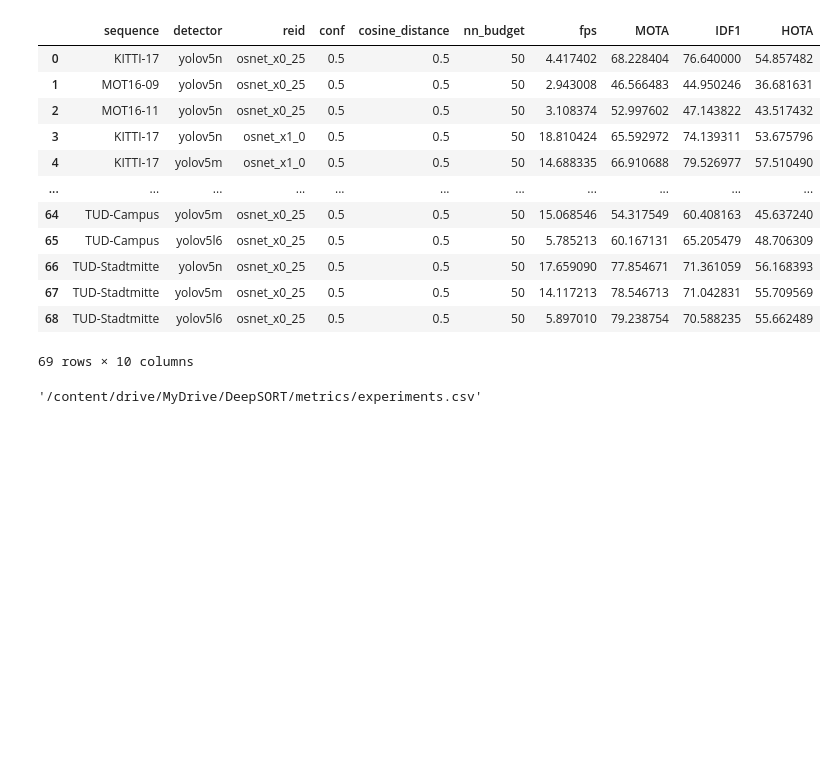
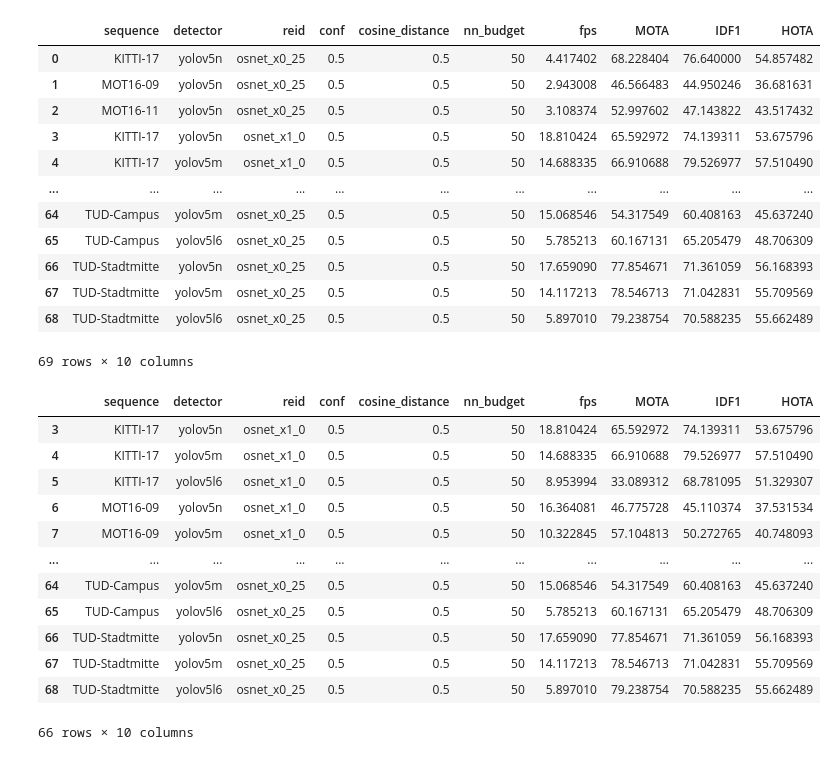
Before and after one commit to PollyIva/DL_in_CV, a Jupyter notebook: _DeepSORT_project_final.ipynb, the cells around one changed output. Saved outputs shown, nothing was run; the diff lists cells and outputs as text; code cells hidden in the pictures; blank space fills up the shorter version.

```diff
--- a/_DeepSORT_project_final.ipynb
+++ b/_DeepSORT_project_final.ipynb
@@ -1041,12 +1041,23 @@ display(df)
 | 67 | TUD-Stadtmitte | yolov5m | osnet_x0_25 | 0.5 | 0.5 | 50 | 14.117213 | 78.546713 | 71.042831 | 55.709569 |
 | 68 | TUD-Stadtmitte | yolov5l6 | osnet_x0_25 | 0.5 | 0.5 | 50 | 5.897010 | 79.238754 | 70.588235 | 55.662489 |
 69 rows × 10 columns
-# %%
-OUTPUT_CSV
-# %% [output]
-'/content/drive/MyDrive/DeepSORT/metrics/experiments.csv'
 # %%
 df = df[df["fps"] >= 5] #Отбрасываем медленные модели
+df
+# %% [output]
+|  | sequence | detector | reid | conf | cosine_distance | nn_budget | fps | MOTA | IDF1 | HOTA |
+| 3 | KITTI-17 | yolov5n | osnet_x1_0 | 0.5 | 0.5 | 50 | 18.810424 | 65.592972 | 74.139311 | 53.675796 |
+| 4 | KITTI-17 | yolov5m | osnet_x1_0 | 0.5 | 0.5 | 50 | 14.688335 | 66.910688 | 79.526977 | 57.510490 |
+| 5 | KITTI-17 | yolov5l6 | osnet_x1_0 | 0.5 | 0.5 | 50 | 8.953994 | 33.089312 | 68.781095 | 51.329307 |
+| 6 | MOT16-09 | yolov5n | osnet_x1_0 | 0.5 | 0.5 | 50 | 16.364081 | 46.775728 | 45.110374 | 37.531534 |
+| 7 | MOT16-09 | yolov5m | osnet_x1_0 | 0.5 | 0.5 | 50 | 10.322845 | 57.104813 | 50.272765 | 40.748093 |
+| ... | ... | ... | ... | ... | ... | ... | ... | ... | ... | ... |
+| 64 | TUD-Campus | yolov5m | osnet_x0_25 | 0.5 | 0.5 | 50 | 15.068546 | 54.317549 | 60.408163 | 45.637240 |
+| 65 | TUD-Campus | yolov5l6 | osnet_x0_25 | 0.5 | 0.5 | 50 | 5.785213 | 60.167131 | 65.205479 | 48.706309 |
+| 66 | TUD-Stadtmitte | yolov5n | osnet_x0_25 | 0.5 | 0.5 | 50 | 17.659090 | 77.854671 | 71.361059 | 56.168393 |
+| 67 | TUD-Stadtmitte | yolov5m | osnet_x0_25 | 0.5 | 0.5 | 50 | 14.117213 | 78.546713 | 71.042831 | 55.709569 |
+| 68 | TUD-Stadtmitte | yolov5l6 | osnet_x0_25 | 0.5 | 0.5 | 50 | 5.897010 | 79.238754 | 70.588235 | 55.662489 |
+66 rows × 10 columns
 # %%
 best = (
     df.sort_values("HOTA", ascending=False)
```
Also changed, not shown: parts of 2 cells of this notebook.
